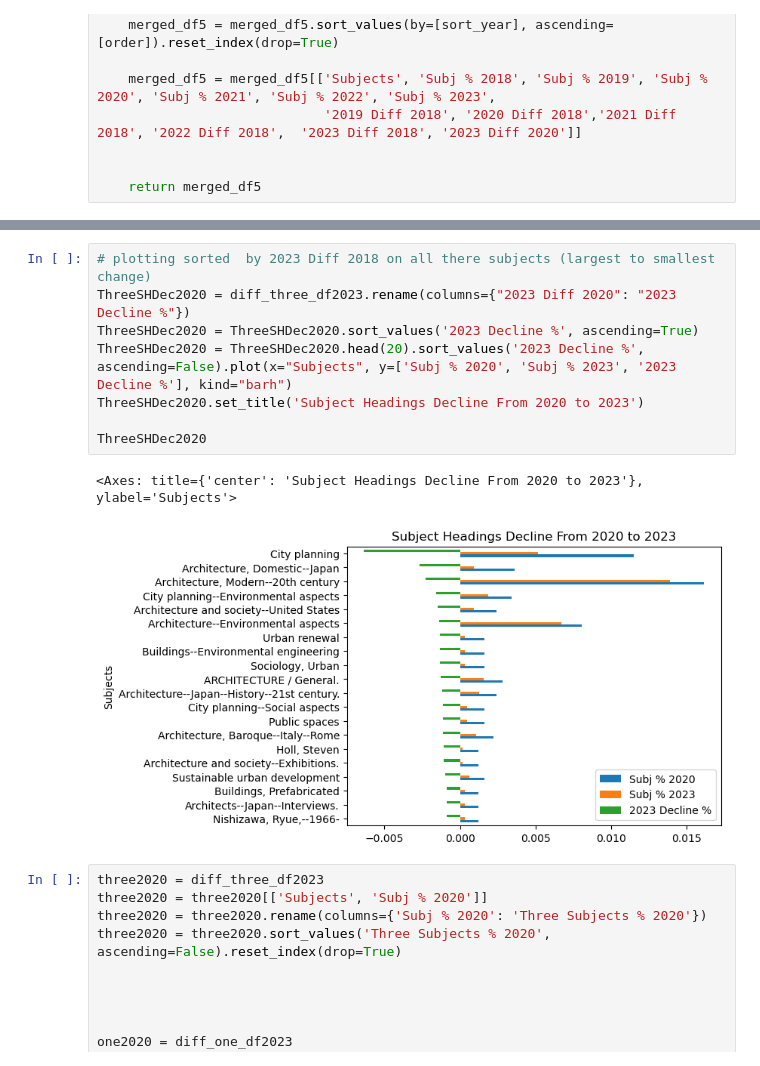
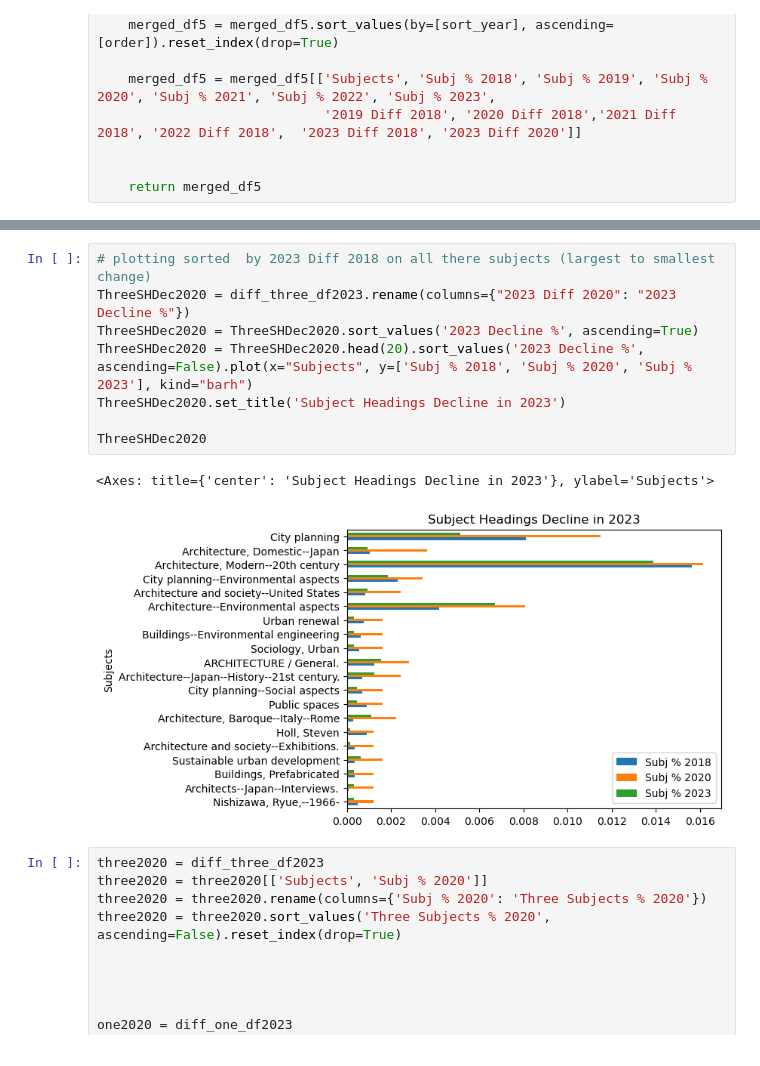
Before and after one commit to senderrr/Architecture, a Jupyter notebook: ArchitectureNotebookArticlePlots.ipynb, the cells around one changed output, grey strips where cells are left out. Cells and saved outputs as stored; diff of their text form.

Commit message:
edited plots

```diff
--- a/ArchitectureNotebookArticlePlots.ipynb
+++ b/ArchitectureNotebookArticlePlots.ipynb
@@ -214,14 +244,14 @@ ThreeSHGrowth2020
 # %%
 # plotting sorted  by 2023 Diff 2018 on all there subjects (largest to smallest change)
 ThreeSHDec2020 = diff_three_df2023.rename(columns={"2023 Diff 2020": "2023 Decline %"})
 ThreeSHDec2020 = ThreeSHDec2020.sort_values('2023 Decline %', ascending=True)
-ThreeSHDec2020 = ThreeSHDec2020.head(20).sort_values('2023 Decline %', ascending=False).plot(x="Subjects", y=['Subj % 2020', 'Subj % 2023', '2023 Decline %'], kind="barh")
-ThreeSHDec2020.set_title('Subject Headings Decline From 2020 to 2023')
+ThreeSHDec2020 = ThreeSHDec2020.head(20).sort_values('2023 Decline %', ascending=False).plot(x="Subjects", y=['Subj % 2018', 'Subj % 2020', 'Subj % 2023'], kind="barh")
+ThreeSHDec2020.set_title('Subject Headings Decline in 2023')
 
 ThreeSHDec2020
 # %% [output]
-<Axes: title={'center': 'Subject Headings Decline From 2020 to 2023'}, ylabel='Subjects'>
+<Axes: title={'center': 'Subject Headings Decline in 2023'}, ylabel='Subjects'>
-[figure, old version]
+[figure, new version]
 # %%
 three2020 = diff_three_df2023
 three2020 = three2020[['Subjects', 'Subj % 2020']]
```
Also changed, not shown: parts of 4 cells of this notebook.
